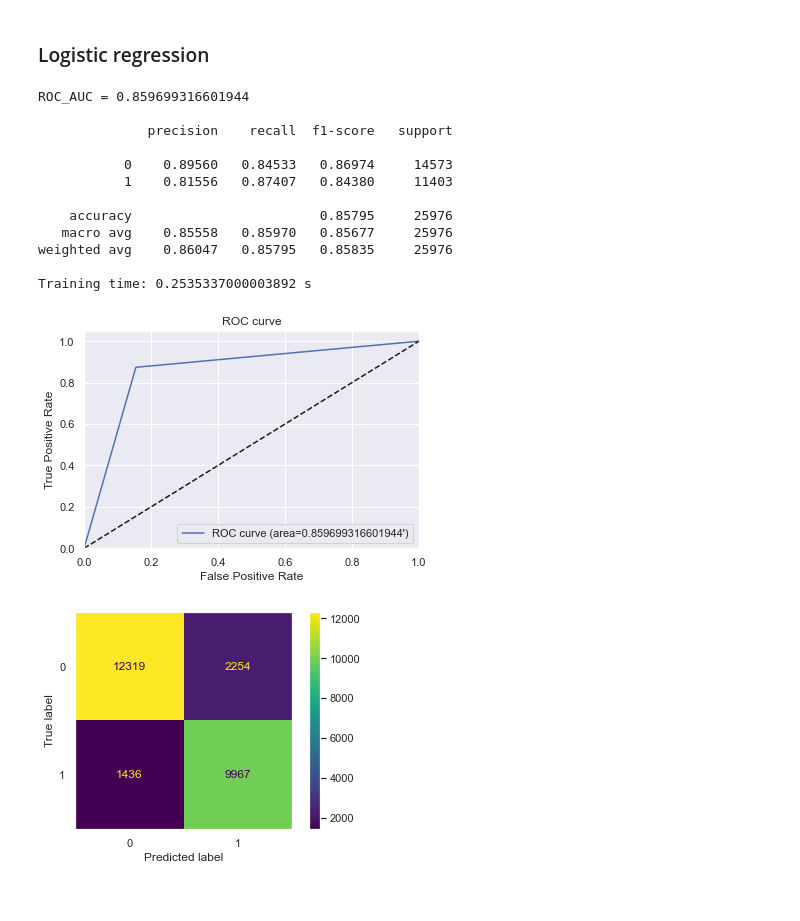
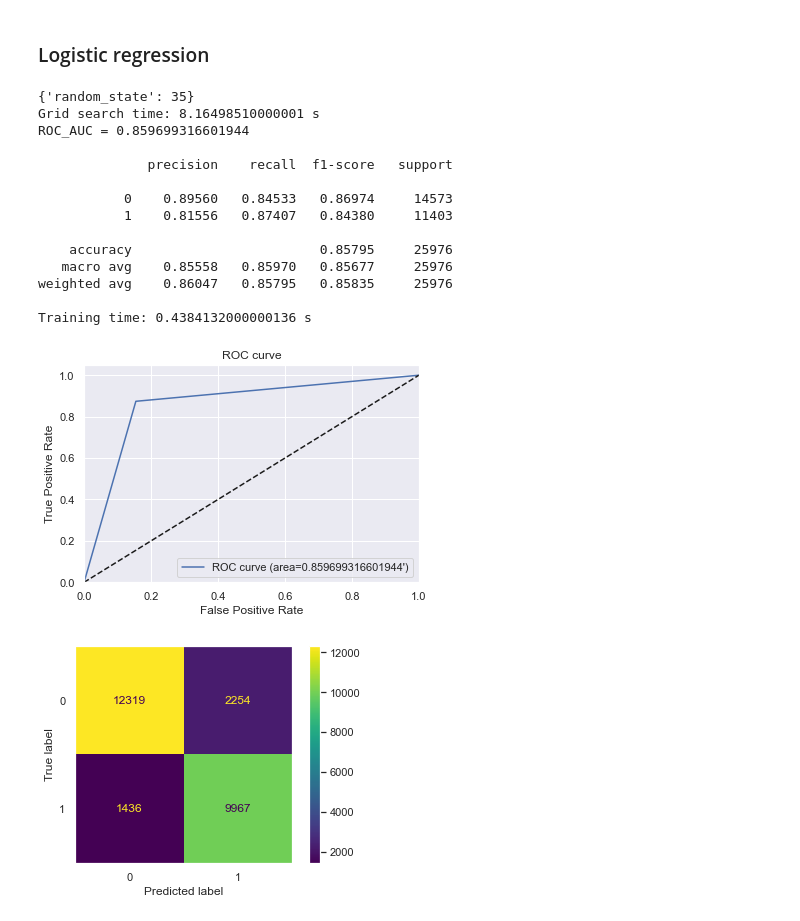
Before and after one commit to GonzaloRomeroR/CEIA, a Jupyter notebook: machine_learning_2/2-Training.ipynb, the cells around one changed output. Cells and saved outputs as stored; diff of their text form; code cells hidden in the pictures.

```diff
--- a/machine_learning_2/2-Training.ipynb
+++ b/machine_learning_2/2-Training.ipynb
@@ -188,28 +200,43 @@ model.confusion_matrix(X_test, y_test)
 [figure]
 # %% [markdown]
 ### Logistic regression
-# %%
-params = {
-    'random_state': 42
-}
-
-model = Model(LogisticRegression, params)
-evaluate_model(model, X_train, y_train, X_test, y_test)
-models["model_lr"] = model
-# %% [output]
-ROC_AUC = 0.859699316601944
-
-              precision    recall  f1-score   support
-
-           0    0.89560   0.84533   0.86974     14573
-           1    0.81556   0.87407   0.84380     11403
-
-    accuracy                        0.85795     25976
-   macro avg    0.85558   0.85970   0.85677     25976
-weighted avg    0.86047   0.85795   0.85835     25976
-
-Training time: 0.2535337000003892 s
-[figure, removed]
+# %%
+with mlflow.start_run():
+    params = {'random_state': [35, 40, 45]}
+    # model = Model(LogisticRegression, {})
+    perform_grid_search(model, X_train, y_train, params)
+
+    params = model.best_params
+    for param in params:
+        mlflow.log_param(param, params[param])
+
+    model = Model(LogisticRegression, params)
+    evaluate_model(model, X_train, y_train, X_test, y_test)
+    models["model_lr"] = model
+
+    mlflow.log_metric({"auc": model.roc_auc})
+
+    tracking_url_type_store = urlparse(mlflow.get_tracking_uri()).scheme
+    if tracking_url_type_store != "file":
+        mlflow.sklearn.log_model(model, "model", registered_model_name="LogisticRegression")
+    else:
+        mlflow.sklearn.log_model(model, "model")
+# %% [output]
+{'random_state': 35}
+Grid search time: 8.16498510000001 s
+ROC_AUC = 0.859699316601944
+
+              precision    recall  f1-score   support
+
+           0    0.89560   0.84533   0.86974     14573
+           1    0.81556   0.87407   0.84380     11403
+
+    accuracy                        0.85795     25976
+   macro avg    0.85558   0.85970   0.85677     25976
+weighted avg    0.86047   0.85795   0.85835     25976
+
+Training time: 0.4384132000000136 s
+[figure, added]
 # %%
 model.confusion_matrix(X_test, y_test)
 # %% [output]
```
Also changed, not shown: parts of 5 cells of this notebook, 24 other files.
